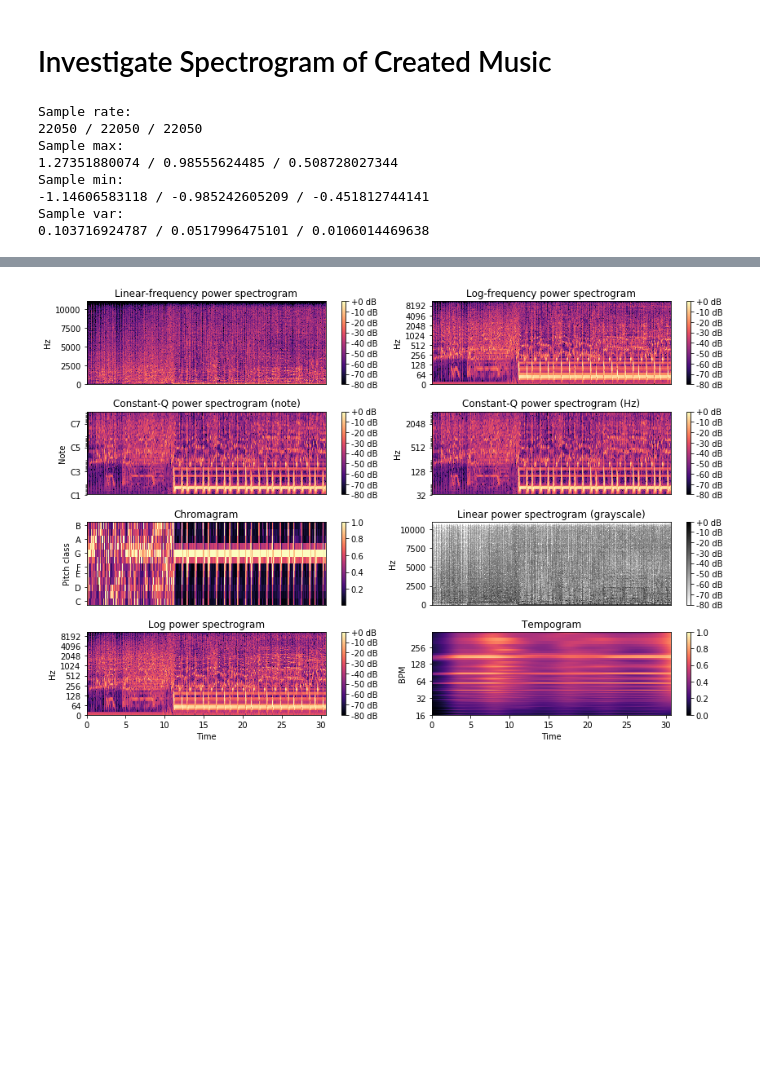
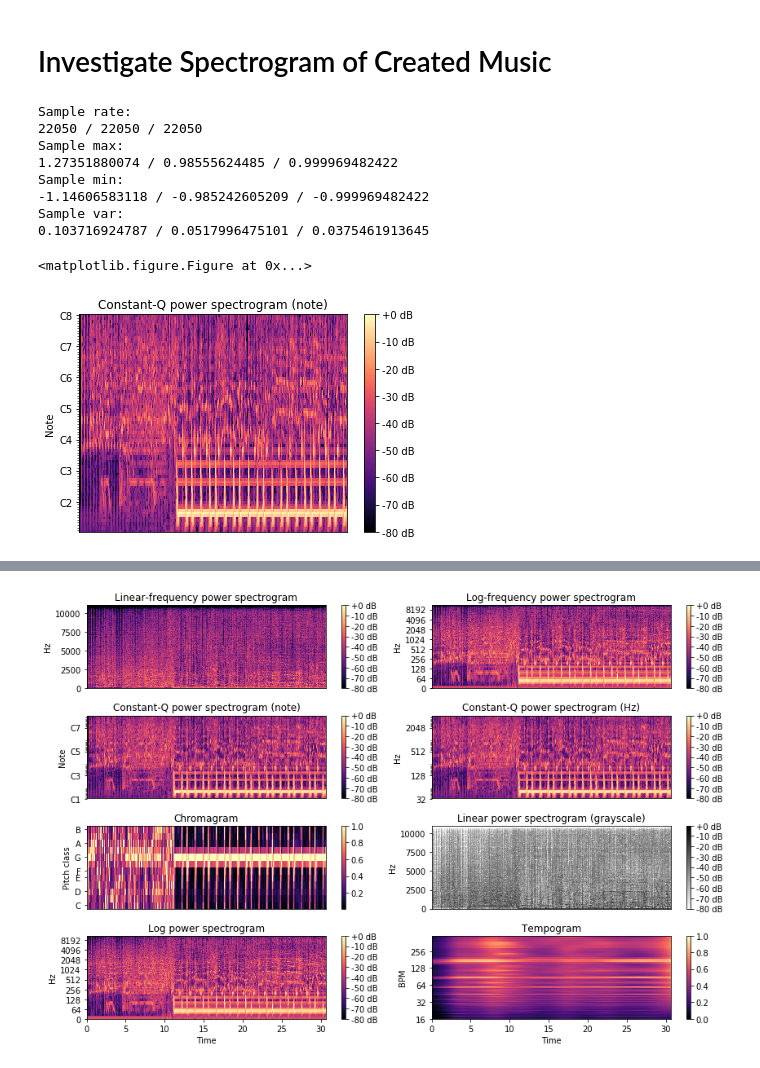
Before and after one commit to Hidysabc/music-bridge, a Jupyter notebook: pipeline/mixer/investigate_spectrogram.ipynb, the cells around one changed output, grey strips where cells are left out. Saved outputs shown, nothing was run; the diff lists cells and outputs as text; code cells hidden in the pictures; blank space fills up the shorter version.

```diff
--- a/pipeline/mixer/investigate_spectrogram.ipynb
+++ b/pipeline/mixer/investigate_spectrogram.ipynb
@@ -21,9 +21,9 @@ s3_client = boto3.client("s3")
 mixed_wav_path = os.path.join(DATA_PATH, MIXED_FILENAME)
 s3_client.download_file(S3_BUCKET, MIXED_FILENAME, mixed_wav_path)
 # %%
-crazy, sr_c = librosa.core.load("/workspace/music-bridge/data/crazy.wav")
-skyfall, sr_s = librosa.core.load("/workspace/music-bridge/data/skyfall.wav")
-mixed, sr_m = librosa.core.load("/workspace/music-bridge/data/crazy-skyfall_at_iteration_10.wav")
+crazy, sr_c = librosa.core.load("/workspace/music-bridge/data/mix/crazy.wav")
+skyfall, sr_s = librosa.core.load("/workspace/music-bridge/data/mix/skyfall.wav")
+mixed, sr_m = librosa.core.load("/workspace/music-bridge/data/crazy-skyfall_at_iteration_30.wav")
 # %%
 print("Sample rate:")
 print("{} / {} / {}".format(sr_c, sr_s, sr_m))
@@ -40,8 +40,22 @@ print("{} / {} / {}".format(crazy.var(), skyfall.var(), mixed.var()))
 Sample rate:
 22050 / 22050 / 22050
 Sample max:
-1.27351880074 / 0.98555624485 / 0.508728027344
+1.27351880074 / 0.98555624485 / 0.999969482422
 Sample min:
--1.14606583118 / -0.985242605209 / -0.451812744141
+-1.14606583118 / -0.985242605209 / -0.999969482422
 Sample var:
-0.103716924787 / 0.0517996475101 / 0.0106014469638
+0.103716924787 / 0.0517996475101 / 0.0375461913645
+# %%
+def create_cqt_plot(filename, y, sr):
+    CQT = librosa.amplitude_to_db(librosa.cqt(y, sr=sr), ref=np.max)
+    plt.figure(figsize=(12, 8), dpi=300)
+    plt.subplots()
+    librosa.display.specshow(CQT, y_axis='cqt_note')
+    plt.colorbar(format='%+2.0f dB')
+    plt.title('Constant-Q power spectrogram (note)')
+    plt.savefig(filename)
+# %%
+create_cqt_plot(os.path.join(DATA_PATH, 'crazy_cqt.png'), crazy, sr_c)
+# %% [output]
+<matplotlib.figure.Figure at 0x...>
+[figure, added]
```
Also changed, not shown: parts of 3 cells of this notebook, 1 other file.
